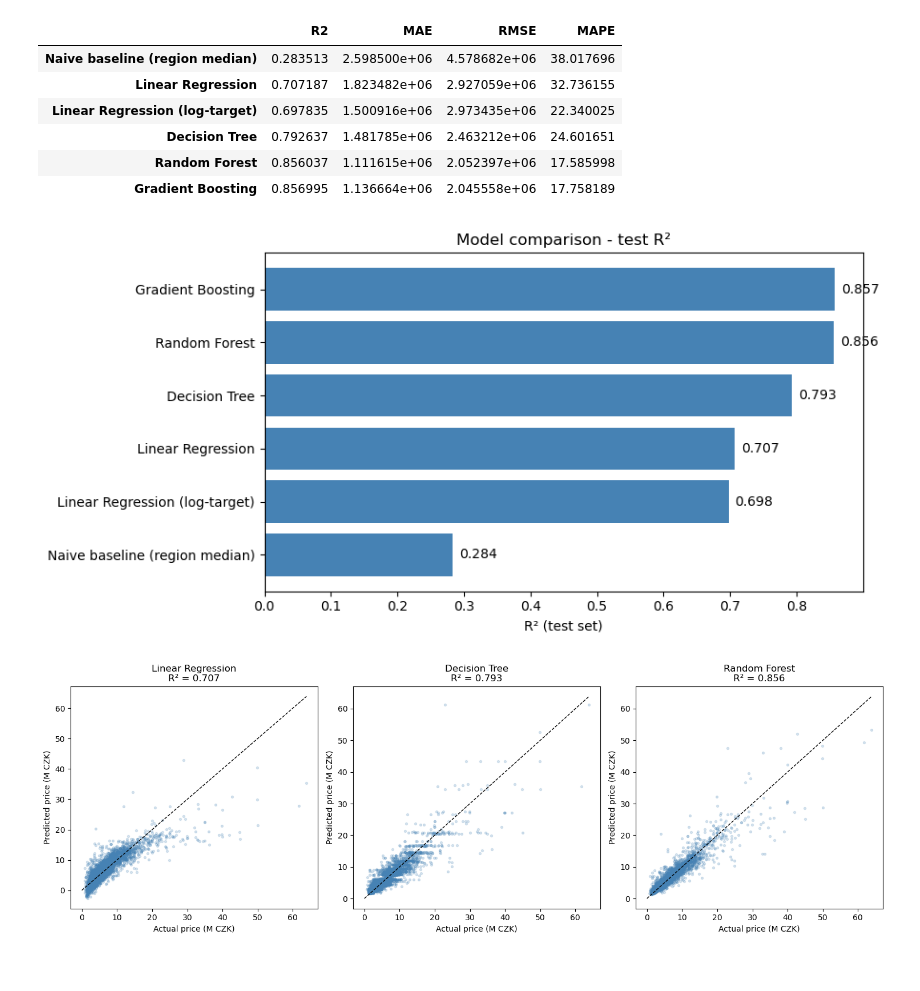
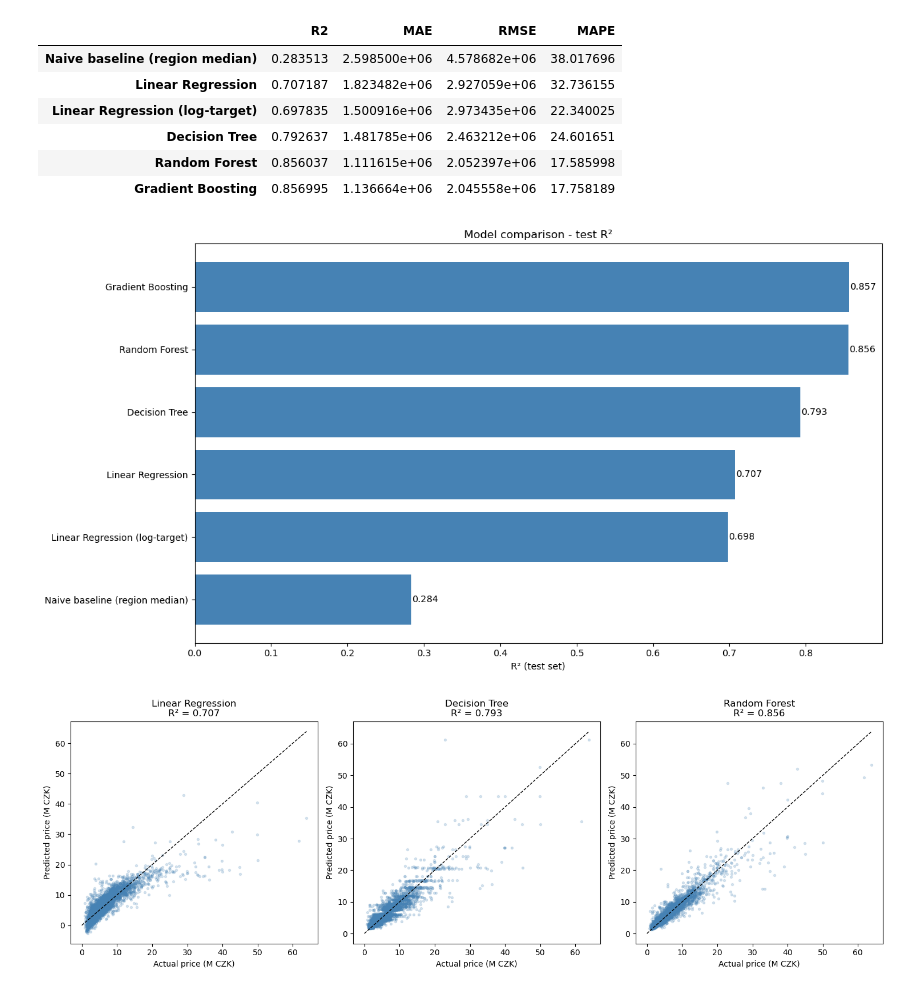
Before and after one commit to akorablov/house_price_prediction, a Jupyter notebook: house_price_cz.ipynb, the cells around one changed output. Cells and saved outputs as stored; diff of their text form; code cells hidden in the pictures.

```diff
--- a/house_price_cz.ipynb
+++ b/house_price_cz.ipynb
@@ -699,17 +691,17 @@ results_df
 | Random Forest | 0.856037 | 1.111615e+06 | 2.052397e+06 | 17.585998 |
 | Gradient Boosting | 0.856995 | 1.136664e+06 | 2.045558e+06 | 17.758189 |
 # %%
-fig, ax = plt.subplots(figsize=(9, 4.5))
+fig, ax = plt.subplots(figsize=(13, 7))
 order = results_df['R2'].sort_values().index
 ax.barh(order, results_df.loc[order, 'R2'], color='steelblue')
 ax.set_xlabel('R² (test set)')
 ax.set_title('Model comparison - test R²')
 for i, v in enumerate(results_df.loc[order, 'R2']):
-    ax.text(v + 0.01, i, f'{v:.3f}', va='center')
+    ax.text(v + 0.001, i, f'{v:.3f}', va='center')
 plt.tight_layout()
 plt.show()
 # %% [output]
-[figure, old version]
+[figure, new version]
 # %%
 fig, axes = plt.subplots(1, 3, figsize=(15, 5))
 for ax, name in zip(axes, ['Linear Regression', 'Decision Tree', 'Random Forest']):
```
Also changed, not shown: parts of 20 cells of this notebook, 1 other file.
